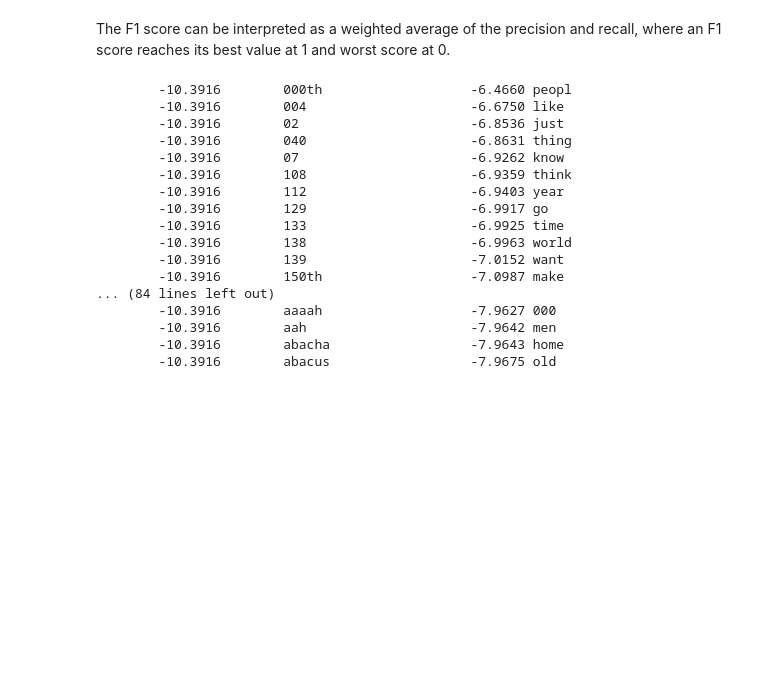
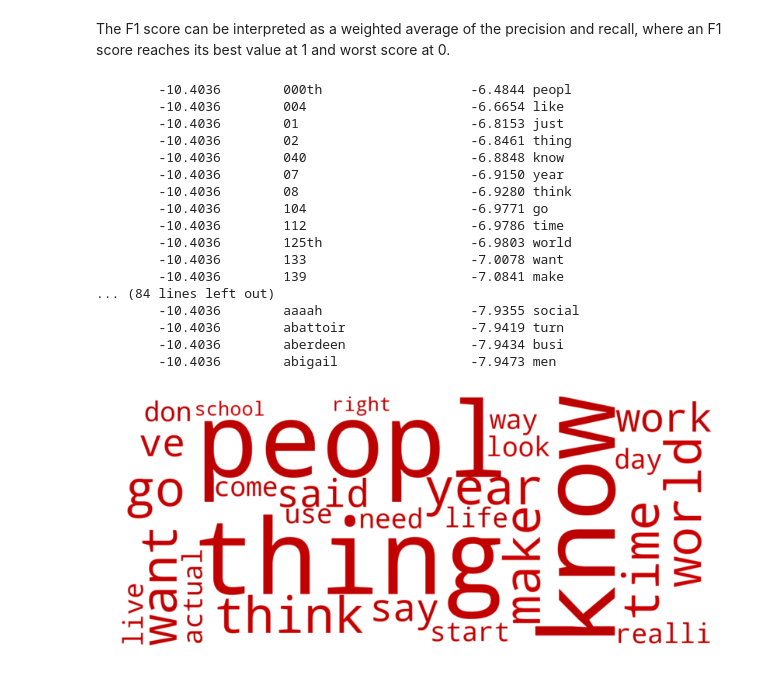
Before and after one commit to owentemple/TED-talks, a Jupyter notebook: train-classifier-inspiring.ipynb, the cells around one changed output. Cells and saved outputs as stored; diff of their text form; code cells hidden in the pictures; blank space fills up the shorter version.

```diff
--- a/train-classifier-inspiring.ipynb
+++ b/train-classifier-inspiring.ipynb
@@ -162,25 +162,57 @@ def show_most_informative_features(vectorizer, clf, n=100):
     feature_names = vectorizer.get_feature_names()
     coefs_with_fns = sorted(zip(clf.coef_[0], feature_names))
     top = zip(coefs_with_fns[:n], coefs_with_fns[:-(n + 1):-1])
+    top_words = []
     for (coef_1, fn_1), (coef_2, fn_2) in top:
+        top_words.append((coef_2, fn_2))
         print("\t%.4f\t%-15s\t\t%.4f\t%-15s" % (coef_1, fn_1, coef_2, fn_2))
+    top_words_df = pd.DataFrame(top_words, columns=['coefficient', 'word'])
+    top_words_df.to_csv('top-words-inspiring.csv')
+    return top_words_df
 # %%
-show_most_informative_features(count_vect,clf)
+top_words_df = show_most_informative_features(count_vect,clf)
 # %% [output]
-        -10.3916        000th                   -6.4660 peopl
-        -10.3916        004                     -6.6750 like
-        -10.3916        02                      -6.8536 just
-        -10.3916        040                     -6.8631 thing
-        -10.3916        07                      -6.9262 know
-        -10.3916        108                     -6.9359 think
-        -10.3916        112                     -6.9403 year
-        -10.3916        129                     -6.9917 go
-        -10.3916        133                     -6.9925 time
-        -10.3916        138                     -6.9963 world
-        -10.3916        139                     -7.0152 want
-        -10.3916        150th                   -7.0987 make
+        -10.4036        000th                   -6.4844 peopl
+        -10.4036        004                     -6.6654 like
+        -10.4036        01                      -6.8153 just
+        -10.4036        02                      -6.8461 thing
+        -10.4036        040                     -6.8848 know
+        -10.4036        07                      -6.9150 year
+        -10.4036        08                      -6.9280 think
+        -10.4036        104                     -6.9771 go
+        -10.4036        112                     -6.9786 time
+        -10.4036        125th                   -6.9803 world
+        -10.4036        133                     -7.0078 want
+        -10.4036        139                     -7.0841 make
 ... (84 lines left out)
-        -10.3916        aaaah                   -7.9627 000
-        -10.3916        aah                     -7.9642 men
-        -10.3916        abacha                  -7.9643 home
-        -10.3916        abacus                  -7.9675 old
+        -10.4036        aaaah                   -7.9355 social
+        -10.4036        abattoir                -7.9419 turn
+        -10.4036        aberdeen                -7.9434 busi
+        -10.4036        abigail                 -7.9473 men
+# %%
+import matplotlib.pyplot as plt
+%matplotlib inline
+
+from wordcloud import WordCloud
+# Read the whole text.
+text = top_words_df['word'].iloc[0:30].str.cat(sep=', ')
+
+# Generate a word cloud image
+
+wordcloud = WordCloud(width=1400, height=600, background_color='white').generate(text)
+
+#change the value in return to set the single color need, in hsl format.
+def red_color_func(word, font_size, position,orientation,random_state=None, **kwargs):
+    return("hsl(0,100%%, %d%%)" % np.random.randint(37,41))
+
+# Display the generated image:
+# the matplotlib way:
+plt.figure(figsize=(14,6))
+wordcloud.recolor(color_func = red_color_func)
+plt.imshow(wordcloud, interpolation='bilinear')
+#change the color setting
+plt.axis("off")
+#plt.savefig('Most Informative Features - Inspiring')
+plt.show()
+# %% [output]
+[figure, added]
```
Also changed, not shown: parts of 12 cells of this notebook, 17 other files.
